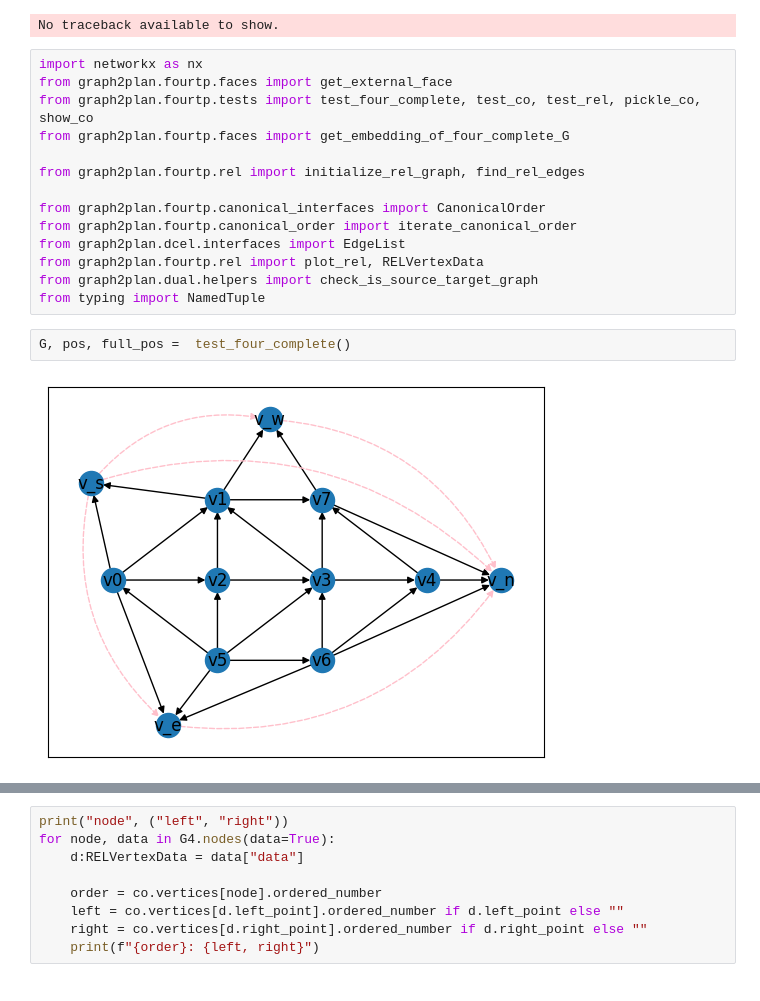
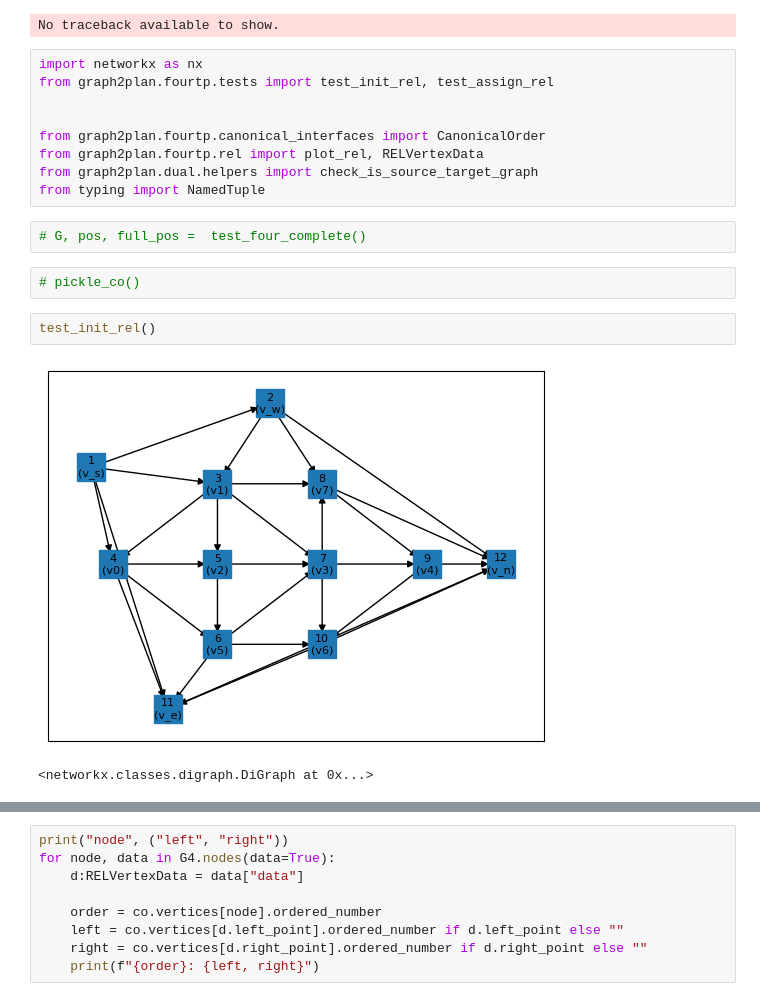
Before and after one commit to juliet29/graph2plan, a Jupyter notebook: notebooks/03_1_draw_four_complete.ipynb, the cells around one changed output, grey strips where cells are left out. Drawn from its saved outputs; the diff is of its cells as text.

```diff
--- a/notebooks/03_1_draw_four_complete.ipynb
+++ b/notebooks/03_1_draw_four_complete.ipynb
@@ -6,19 +6,19 @@
 No traceback available to show.
 # %%
 import networkx as nx
-from graph2plan.fourtp.faces import get_external_face
-from graph2plan.fourtp.tests import test_four_complete, test_co, test_rel, pickle_co, show_co
-from graph2plan.fourtp.faces import get_embedding_of_four_complete_G
+from graph2plan.fourtp.tests import test_init_rel, test_assign_rel
 
-from graph2plan.fourtp.rel import initialize_rel_graph, find_rel_edges
 
 from graph2plan.fourtp.canonical_interfaces import CanonicalOrder
-from graph2plan.fourtp.canonical_order import iterate_canonical_order
-from graph2plan.dcel.interfaces import EdgeList
 from graph2plan.fourtp.rel import plot_rel, RELVertexData
 from graph2plan.dual.helpers import check_is_source_target_graph
 from typing import NamedTuple
 # %%
-G, pos, full_pos =  test_four_complete()
+# G, pos, full_pos =  test_four_complete()
-# %% [output]
-[figure, removed]
+# %%
+# pickle_co()
+# %%
+test_init_rel()
+# %% [output]
+[figure, added]
+<networkx.classes.digraph.DiGraph at 0x...>
```
Also changed, not shown: parts of 15 cells of this notebook, 6 other files.
